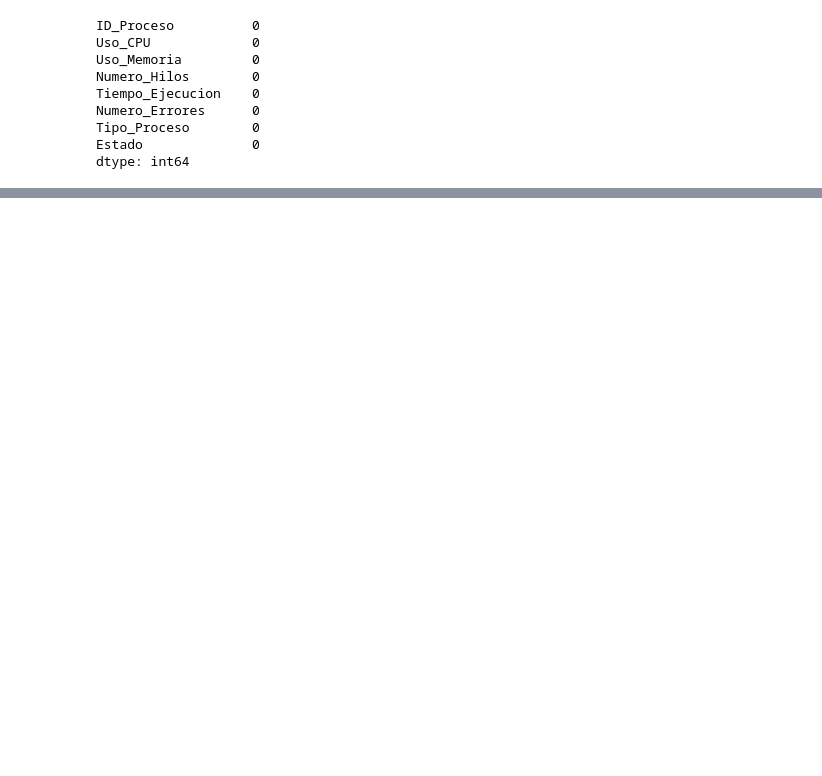
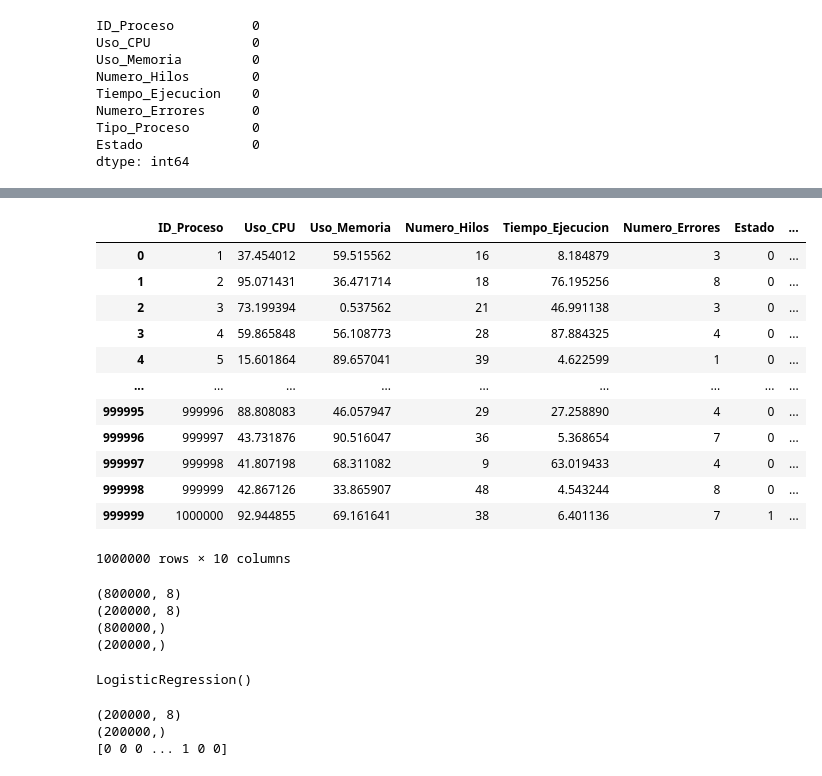
Before and after one commit to Paola-Beltran/machine_learning, a Jupyter notebook: tarea/tarea_ML.ipynb, the cells around one changed output, grey strips where cells are left out. Saved outputs shown, nothing was run; the diff lists cells and outputs as text; code cells hidden in the pictures; blank space fills up the shorter version.

```diff
--- a/tarea/tarea_ML.ipynb
+++ b/tarea/tarea_ML.ipynb
@@ -60,0 +119,18 @@ Name: count, dtype: int64
+# %%
+#cargar el conjunto de datos
+dataset = df_final
+dataset
+# %% [output]
+|  | ID_Proceso | Uso_CPU | Uso_Memoria | Numero_Hilos | Tiempo_Ejecucion | Numero_Errores | Estado | ... |
+| 0 | 1 | 37.454012 | 59.515562 | 16 | 8.184879 | 3 | 0 | ... |
+| 1 | 2 | 95.071431 | 36.471714 | 18 | 76.195256 | 8 | 0 | ... |
+| 2 | 3 | 73.199394 | 0.537562 | 21 | 46.991138 | 3 | 0 | ... |
+| 3 | 4 | 59.865848 | 56.108773 | 28 | 87.884325 | 4 | 0 | ... |
+| 4 | 5 | 15.601864 | 89.657041 | 39 | 4.622599 | 1 | 0 | ... |
+| ... | ... | ... | ... | ... | ... | ... | ... | ... |
+| 999995 | 999996 | 88.808083 | 46.057947 | 29 | 27.258890 | 4 | 0 | ... |
+| 999996 | 999997 | 43.731876 | 90.516047 | 36 | 5.368654 | 7 | 0 | ... |
+| 999997 | 999998 | 41.807198 | 68.311082 | 9 | 63.019433 | 4 | 0 | ... |
+| 999998 | 999999 | 42.867126 | 33.865907 | 48 | 4.543244 | 8 | 0 | ... |
+| 999999 | 1000000 | 92.944855 | 69.161641 | 38 | 6.401136 | 7 | 1 | ... |
+1000000 rows × 10 columns
@@ -60,0 +141,13 @@ Name: count, dtype: int64
+# %%
+#Separo los datos de "train" en entrenamiento y prueba para probar los algoritmos
+X_train, X_test, y_train, y_test = train_test_split(X, y, test_size=0.2 )
+
+print(X_train.shape)
+print(X_test.shape)
+print(y_train.shape)
+print(y_test.shape)
+# %% [output]
+(800000, 8)
+(200000, 8)
+(800000,)
+(200000,)
@@ -60,0 +158,30 @@ Name: count, dtype: int64
+# %%
+# Desarrollo del Training
+model = LogisticRegression()
+
+## Supoort vector machines
+## Decision Trees
+## KNN
+## Random
+
+#Entrenamos el modelo
+
+## antes del entrenamiento
+model.fit(X_train, y_train)  ##Entranamiento
+
+## despues del entrenamiento
+# Encontro los w y el b
+# %% [output]
+LogisticRegression()
+# %%
+#Realizamos una predicción
+print(X_test.shape)
+y_pred = model.predict(X_test)
+print(y_pred.shape)
+print(y_pred)
+
+## predict_proba(X)
+# %% [output]
+(200000, 8)
+(200000,)
+[0 0 0 ... 1 0 0]
```
Also changed, not shown: parts of 26 cells of this notebook.
